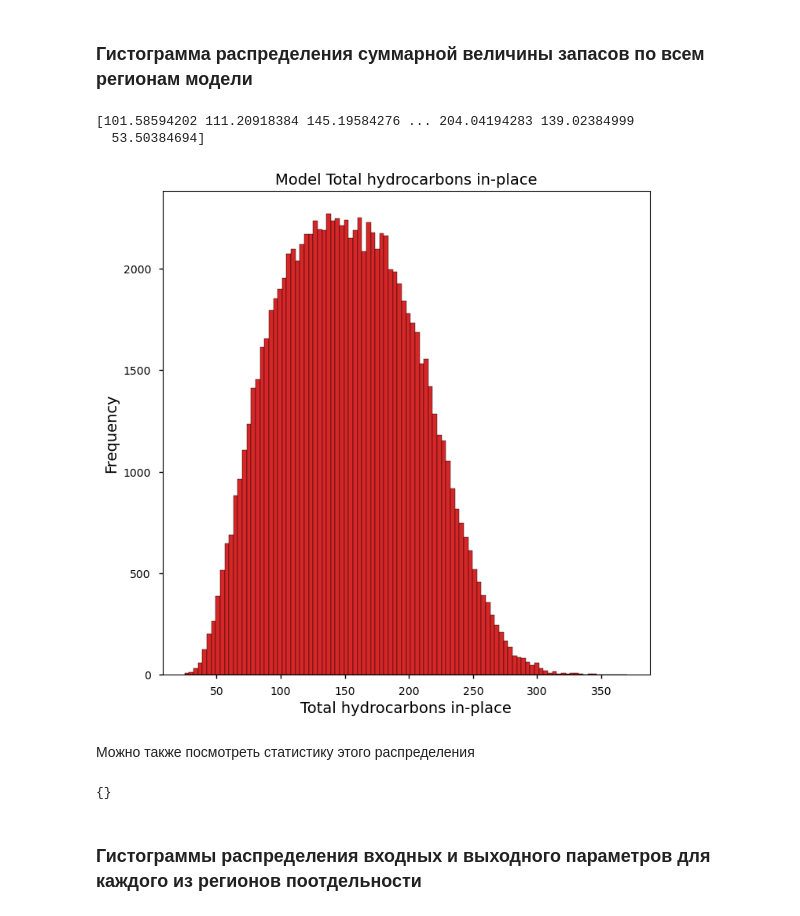
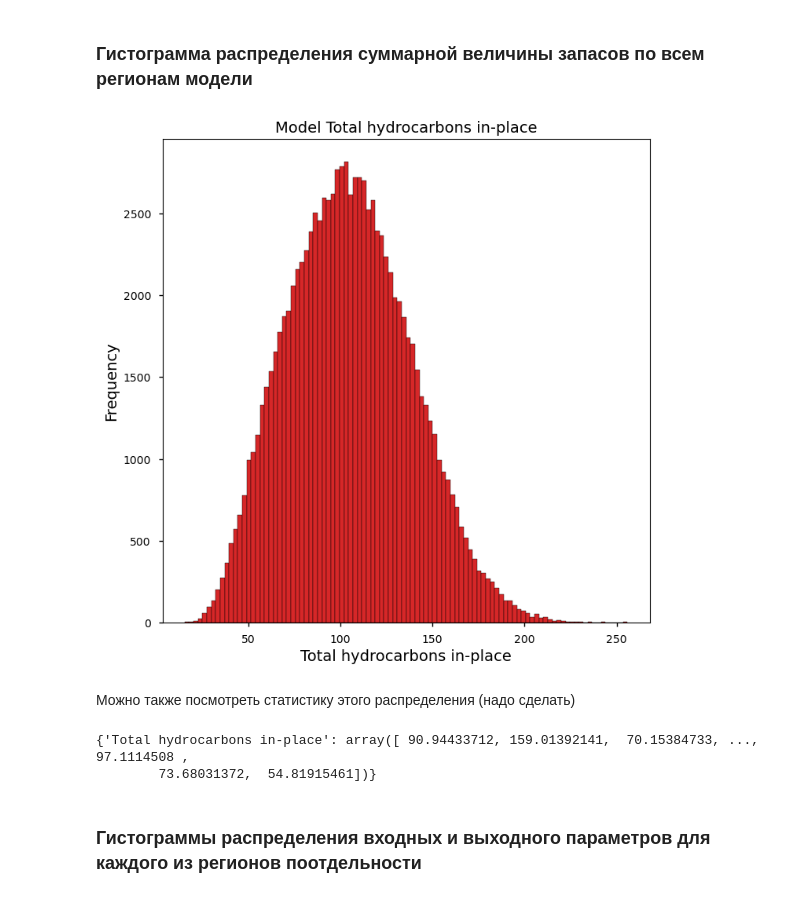
Before and after one commit to sup3r-g/PetroGeoSim, a Jupyter notebook: PetroGeoSim Probabilistic Reserves RU.ipynb, the cells around one changed output. Cells and saved outputs as stored; diff of their text form; code cells hidden in the pictures.

```diff
--- a/PetroGeoSim Probabilistic Reserves RU.ipynb
+++ b/PetroGeoSim Probabilistic Reserves RU.ipynb
@@ -139,9 +152,9 @@ The following code goes into detail on how we create the probability distributio
 Для каждого параметра указываем: название, тип распределения (на английском), количество сэмплов __[Это надо поправить и убрать в модель, примечание себе]__
 __ВАЖНО__: имя также является уникальным идентификатором параметра, то есть нельзя добавить два параметра с полностью одинаковыми именами.
 # %%
-area = Property("Area", distribution="uniform") # area = RandomProperty(name="Area", distribution="uniform", num_samples=n)
-porosity = Property("Porosity", distribution="truncated normal") # porosity = RandomProperty(name="Porosity", distribution="truncated normal", num_samples=n)
-sw = Property("Sw", distribution="triangular") # sw = RandomProperty(name="Sw", distribution="triangular", num_samples=n)
+area = Property("Area", "s", distribution="uniform") # area = RandomProperty(name="Area", distribution="uniform", num_samples=n)
+porosity = Property("Porosity", "poro", distribution="truncated normal") # porosity = RandomProperty(name="Porosity", distribution="truncated normal", num_samples=n)
+sw = Property("Sw", "sw", distribution="triangular") # sw = RandomProperty(name="Sw", distribution="triangular", num_samples=n)
 # %% [markdown]
 Доступные на данный момент распределения:
 * __Равномерное (uniform)__
@@ -158,7 +171,7 @@ sw = Property("Sw", distribution="triangular") # sw = RandomProperty(name="Sw",
 * Одно название региона (строка) ('A') - добавить только к указанному региону
 # %%
 model.add_properties(
-    {area: 'all',
-     porosity: ('A', 'B', 'C'),
-     sw: ['A', 'B', 'C']}
+    A=(area, porosity, sw),
+    B=(area, porosity, sw),
+    C=(area, porosity, sw),
 )
@@ -245,11 +256,11 @@ True
 Чтобы посчитать запасы, необходимо добавить свойство с именем и ключевым аргументом - формулой для их подсчета.
 __ВНИМАНИЕ, ОЧЕНЬ ВАЖНО__: переменные в формуле должны называться тем же именами, что и добавленные ранее входные параметры случайных величин.
 # %%
-vol = Property("Total hydrocarbons in-place", equation='Area * Porosity * (1.0 - Sw)')
+vol = Property("Total hydrocarbons in-place", "v", equation='s * poro * (1.0 - sw)')
 # %% [markdown]
 Добавляем созданное свойство в модель, аналогично тому, как мы ранее делали со входными параметрами
 # %%
-model.add_property(vol, 'all')
+model.add_properties(vol)
 # %% [markdown]
 # 6. Запуск модели на генерацию значений
 # %% [markdown]
@@ -263,17 +274,16 @@ model.run(config)
 # %% [markdown]
 ### Гистограмма распределения суммарной величины запасов по всем регионам модели
 # %%
-visualize_model_result(model, 100, fontsize=14)
+visualize_model(model, 100, fontsize=14)
 # %% [output]
-[101.58594202 111.20918384 145.19584276 ... 204.04194283 139.02384999
-  53.50384694]
-[figure, old version]
+[figure, new version]
 # %% [markdown]
-Можно также посмотреть статистику этого распределения
+Можно также посмотреть статистику этого распределения (надо сделать)
-# %%
-print(vol.stats)
-# %% [output]
-{}
+# %%
+print(model.results)
+# %% [output]
+{'Total hydrocarbons in-place': array([ 90.94433712, 159.01392141,  70.15384733, ...,  97.1114508 ,
+        73.68031372,  54.81915461])}
 # %% [markdown]
 ### Гистограммы распределения входных и выходного параметров для каждого из регионов поотдельности
 # %%
```
Also changed, not shown: parts of 25 cells of this notebook, 15 other files.
